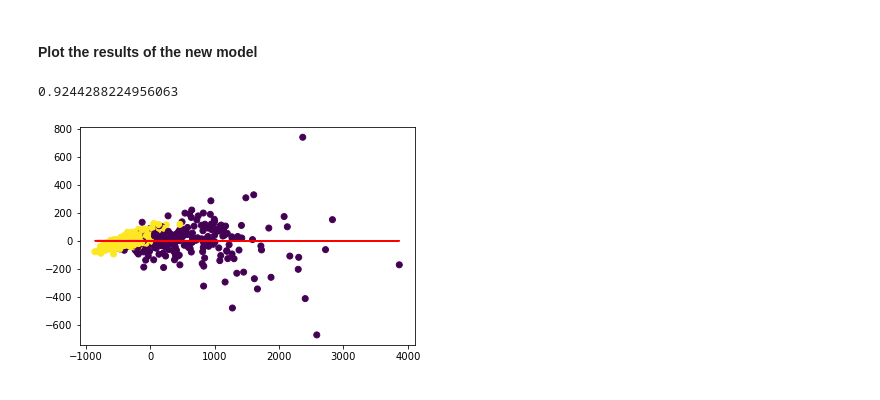
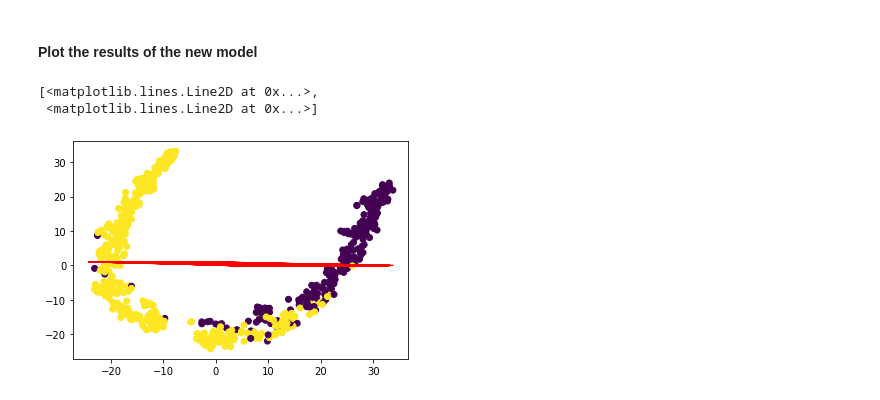
Before and after one commit to rohannakra/AI-Predicts-Breast-Cancer-Diagnosis, a Jupyter notebook: cancer_dataset.ipynb, the cells around one changed output. Cells and saved outputs as stored; diff of their text form; code cells hidden in the pictures.

Commit message:
Editing plot results.

```diff
--- a/cancer_dataset.ipynb
+++ b/cancer_dataset.ipynb
@@ -140,20 +140,13 @@ Recall score: 92.45%
 # %% [markdown]
 #### Plot the results of the new model
 # %%
-pca = PCA(n_components=2)
+m = sorted(logreg.coef_[0])[:2]
+b = logreg.intercept_[0]
+loss = expit(data_trans * m + b)
 
-data_2d = pca.fit_transform(data)
-
-logreg.fit(data_2d, target)
-
-m = logreg.coef_
-b = logreg.intercept_
-loss = expit(data_2d * m + b)
-
-plt.scatter(data_2d[:, 0], data_2d[:, 1], c=target, label=target)
-plt.plot(data_2d, loss, color='red')
-
-print(logreg.score(data_2d, target))
+plt.scatter(data_trans[:, 0], data_trans[:, 1], c=target, label=target)
+plt.plot(data_trans, loss, color='red')
 # %% [output]
-0.9244288224956063
+[<matplotlib.lines.Line2D at 0x...>,
+ <matplotlib.lines.Line2D at 0x...>]
-[figure, old version]
+[figure, new version]
```
